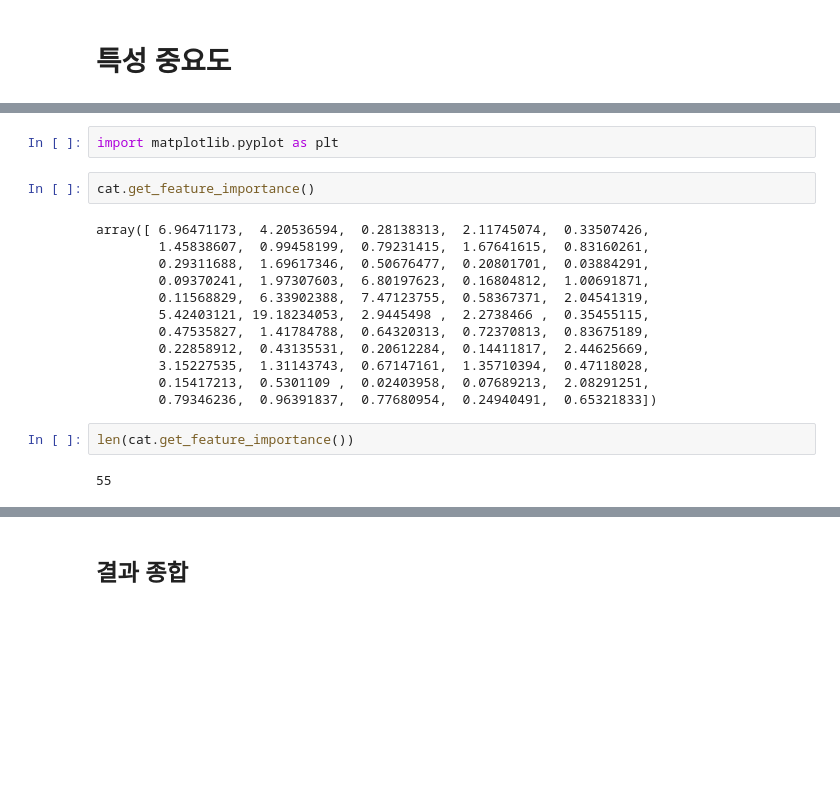
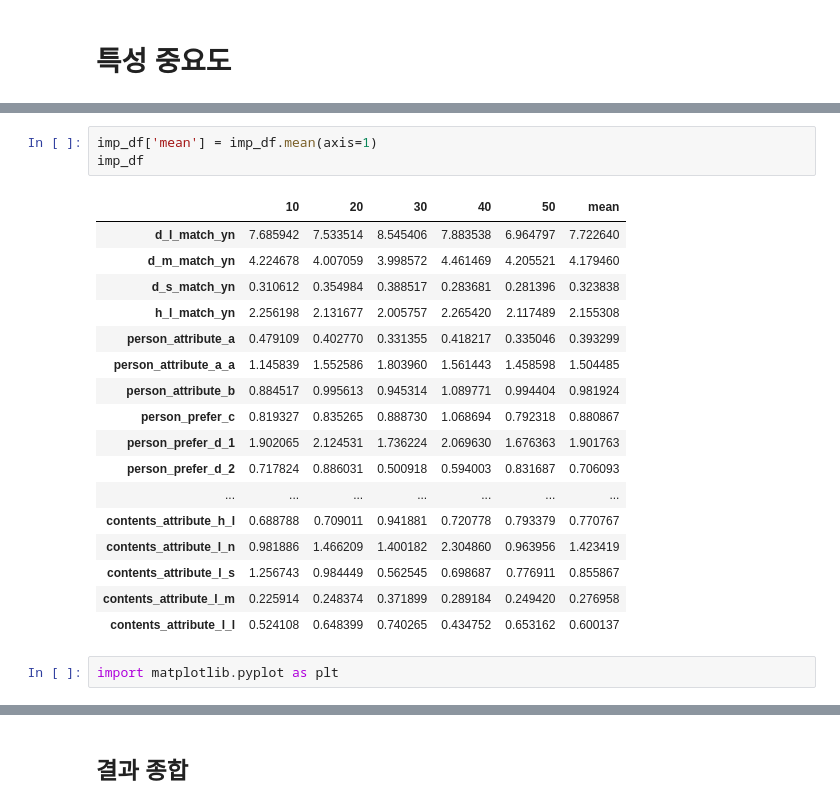
Before and after one commit to kbjung/Dacon, a Jupyter notebook: TP2(잡케어)/03_모델선정및개선/03-04_catboost_ver5.8.1.ipynb, the cells around one changed output, grey strips where cells are left out. Drawn from its saved outputs; the diff is of its cells as text; blank space fills up the shorter version.

```diff
--- a/TP2(잡케어)/03_모델선정및개선/03-04_catboost_ver5.8.1.ipynb
+++ b/TP2(잡케어)/03_모델선정및개선/03-04_catboost_ver5.8.1.ipynb
@@ -389,22 +407,25 @@ threshold 적용 후 f1 score : 0.7100849988513669
+# %%
+imp_df['mean'] = imp_df.mean(axis=1)
+imp_df
+# %% [output]
+|  | 10 | 20 | 30 | 40 | 50 | mean |
+| d_l_match_yn | 7.685942 | 7.533514 | 8.545406 | 7.883538 | 6.964797 | 7.722640 |
+| d_m_match_yn | 4.224678 | 4.007059 | 3.998572 | 4.461469 | 4.205521 | 4.179460 |
+| d_s_match_yn | 0.310612 | 0.354984 | 0.388517 | 0.283681 | 0.281396 | 0.323838 |
+| h_l_match_yn | 2.256198 | 2.131677 | 2.005757 | 2.265420 | 2.117489 | 2.155308 |
+| person_attribute_a | 0.479109 | 0.402770 | 0.331355 | 0.418217 | 0.335046 | 0.393299 |
+| person_attribute_a_a | 1.145839 | 1.552586 | 1.803960 | 1.561443 | 1.458598 | 1.504485 |
+| person_attribute_b | 0.884517 | 0.995613 | 0.945314 | 1.089771 | 0.994404 | 0.981924 |
+| person_prefer_c | 0.819327 | 0.835265 | 0.888730 | 1.068694 | 0.792318 | 0.880867 |
+| person_prefer_d_1 | 1.902065 | 2.124531 | 1.736224 | 2.069630 | 1.676363 | 1.901763 |
+| person_prefer_d_2 | 0.717824 | 0.886031 | 0.500918 | 0.594003 | 0.831687 | 0.706093 |
+| ... | ... | ... | ... | ... | ... | ... |
+| contents_attribute_h_l | 0.688788 | 0.709011 | 0.941881 | 0.720778 | 0.793379 | 0.770767 |
+| contents_attribute_l_n | 0.981886 | 1.466209 | 1.400182 | 2.304860 | 0.963956 | 1.423419 |
+| contents_attribute_l_s | 1.256743 | 0.984449 | 0.562545 | 0.698687 | 0.776911 | 0.855867 |
+| contents_attribute_l_m | 0.225914 | 0.248374 | 0.371899 | 0.289184 | 0.249420 | 0.276958 |
+| contents_attribute_l_l | 0.524108 | 0.648399 | 0.740265 | 0.434752 | 0.653162 | 0.600137 |
 # %%
 import matplotlib.pyplot as plt
-# %%
-cat.get_feature_importance()
-# %% [output]
-array([ 6.96471173,  4.20536594,  0.28138313,  2.11745074,  0.33507426,
-        1.45838607,  0.99458199,  0.79231415,  1.67641615,  0.83160261,
-        0.29311688,  1.69617346,  0.50676477,  0.20801701,  0.03884291,
-        0.09370241,  1.97307603,  6.80197623,  0.16804812,  1.00691871,
-        0.11568829,  6.33902388,  7.47123755,  0.58367371,  2.04541319,
-        5.42403121, 19.18234053,  2.9445498 ,  2.2738466 ,  0.35455115,
-        0.47535827,  1.41784788,  0.64320313,  0.72370813,  0.83675189,
-        0.22858912,  0.43135531,  0.20612284,  0.14411817,  2.44625669,
-        3.15227535,  1.31143743,  0.67147161,  1.35710394,  0.47118028,
-        0.15417213,  0.5301109 ,  0.02403958,  0.07689213,  2.08291251,
-        0.79346236,  0.96391837,  0.77680954,  0.24940491,  0.65321833])
-# %%
-len(cat.get_feature_importance())
-# %% [output]
-55
 # %%
 plt.figure(figsize=(12,12))
```
Also changed, not shown: parts of 12 cells of this notebook, 1 other file.
